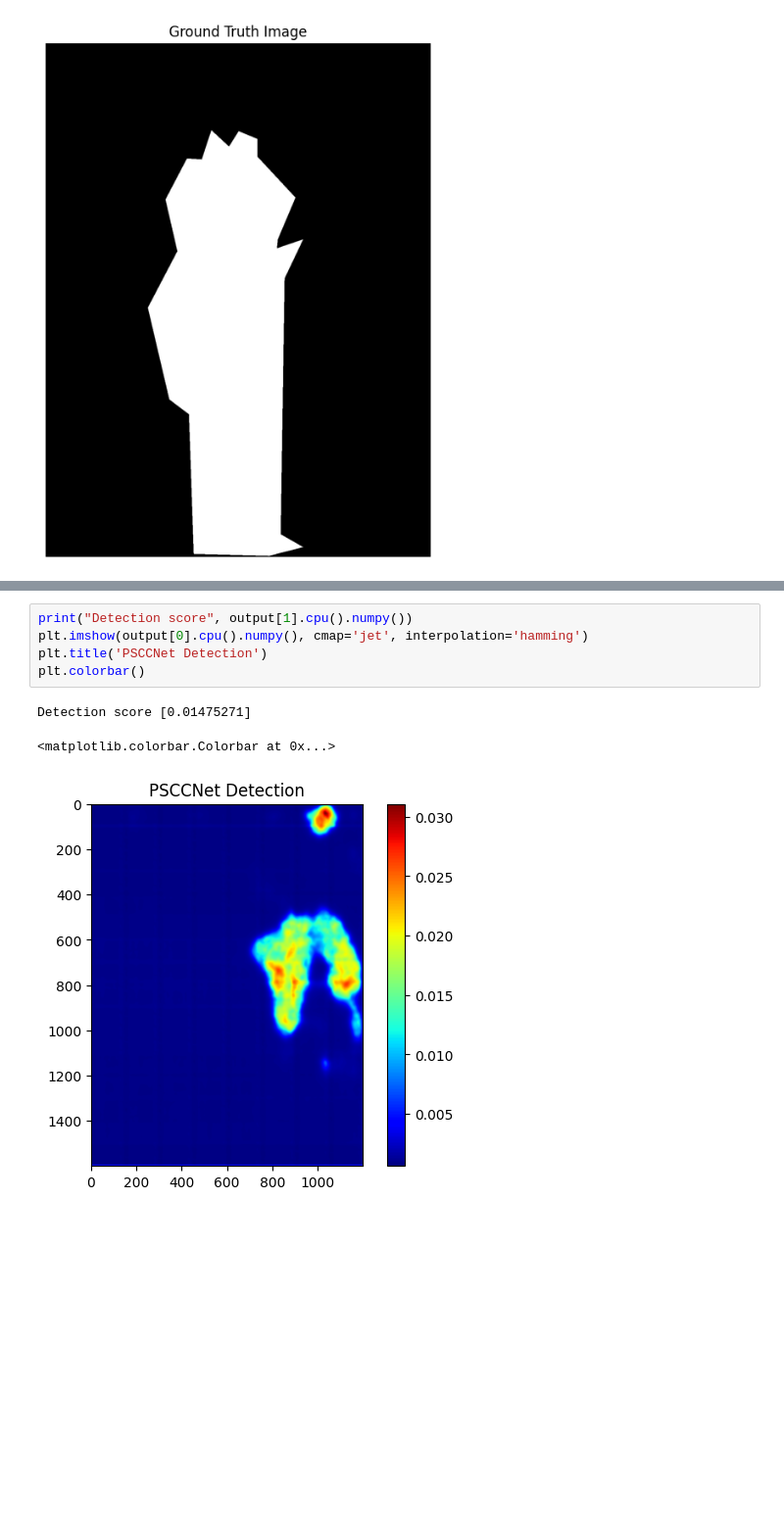
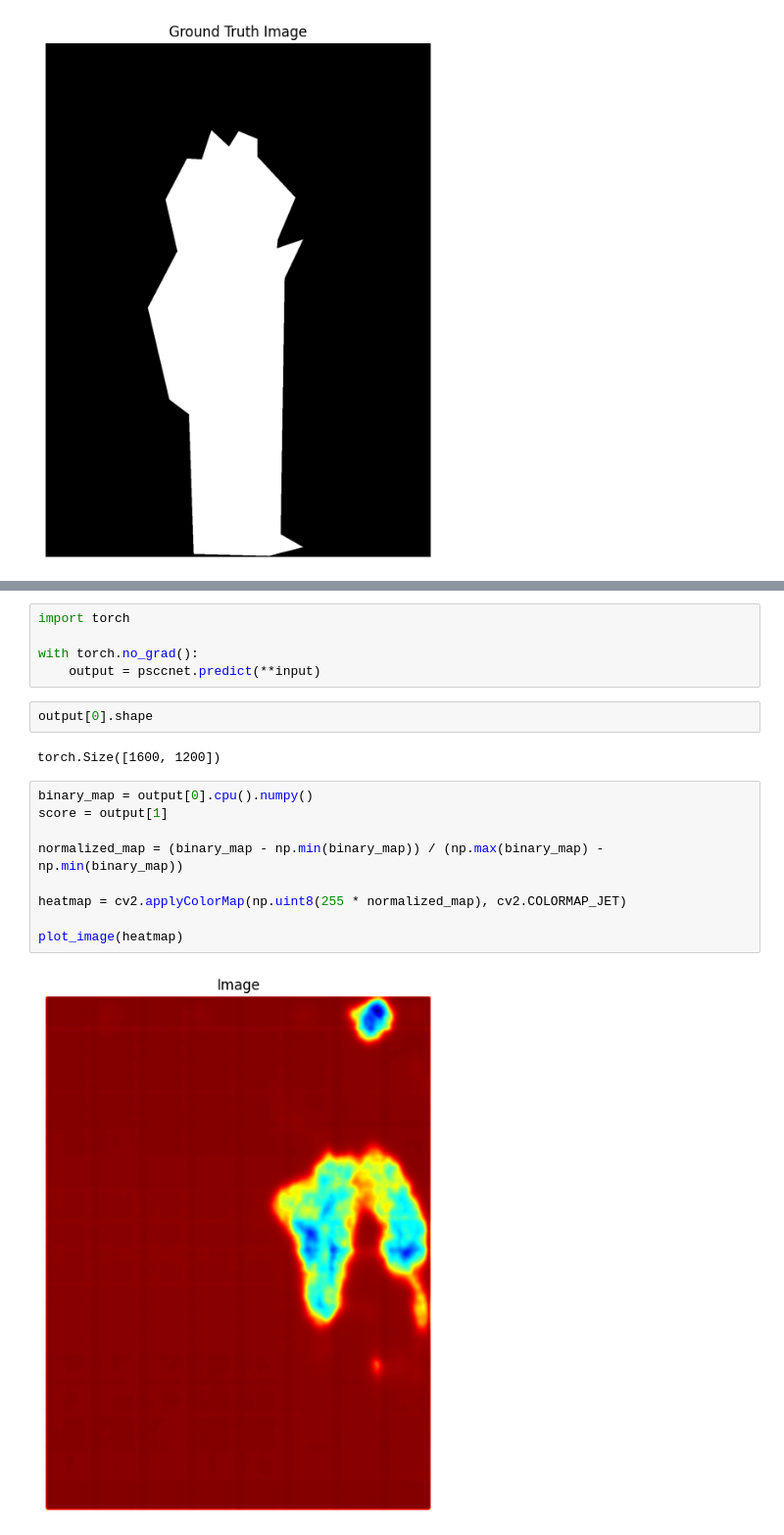
Before and after one commit to bp82125/ForgeryX-Server, a Jupyter notebook: notebooks/ml/psccnet.ipynb, the cells around one changed output, grey strips where cells are left out. Shown at 98% size. Saved outputs shown, nothing was run; the diff lists cells and outputs as text; blank space fills up the shorter version.

```diff
--- a/notebooks/ml/psccnet.ipynb
+++ b/notebooks/ml/psccnet.ipynb
@@ -54,9 +71,20 @@ output = psccnet.predict(**input)
-# %%
-print("Detection score", output[1].cpu().numpy())
-plt.imshow(output[0].cpu().numpy(), cmap='jet', interpolation='hamming')
-plt.title('PSCCNet Detection')
-plt.colorbar()
-# %% [output]
-Detection score [0.01475271]
-<matplotlib.colorbar.Colorbar at 0x...>
-[figure, removed]
+# %%
+import torch
+
+with torch.no_grad():
+    output = psccnet.predict(**input)
+# %%
+output[0].shape
+# %% [output]
+torch.Size([1600, 1200])
+# %%
+binary_map = output[0].cpu().numpy()
+score = output[1]
+
+normalized_map = (binary_map - np.min(binary_map)) / (np.max(binary_map) - np.min(binary_map))
+
+heatmap = cv2.applyColorMap(np.uint8(255 * normalized_map), cv2.COLORMAP_JET)
+
+plot_image(heatmap)
+# %% [output]
+[figure, added]
```
Also changed, not shown: parts of 2 cells of this notebook, 51 other files.
